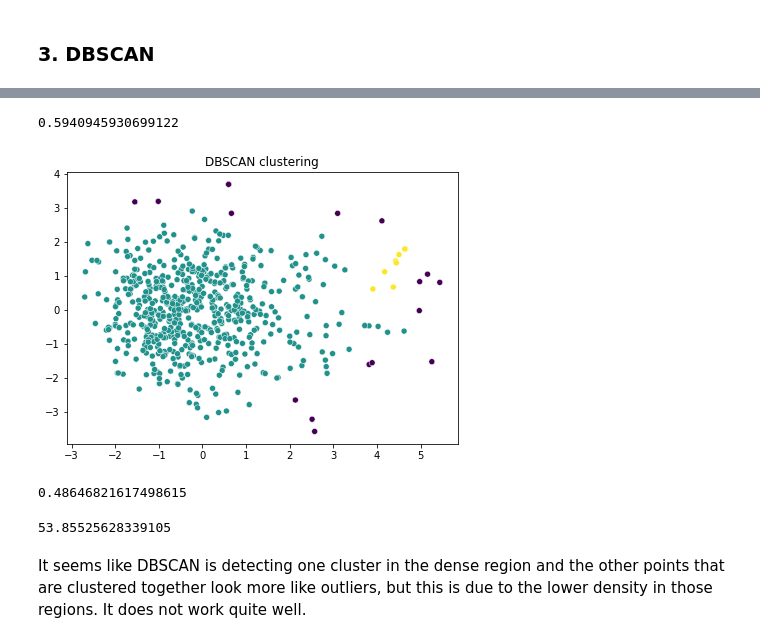
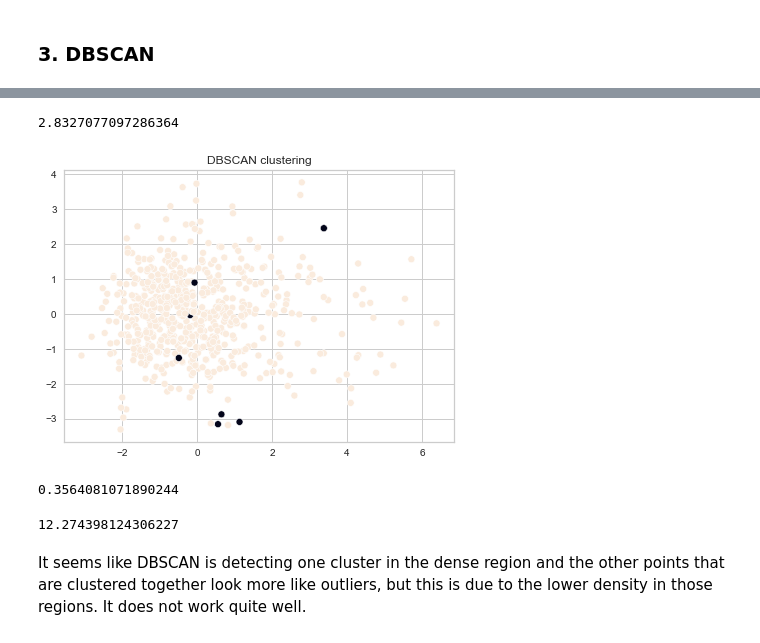
Before and after one commit to MilenaTrajanoska/spotify_top_tracks_analysis, a Jupyter notebook: clustering/clustering.ipynb, the cells around one changed output, grey strips where cells are left out. Drawn from its saved outputs; the diff is of its cells as text; code cells hidden in the pictures.

```diff
--- a/clustering/clustering.ipynb
+++ b/clustering/clustering.ipynb
@@ -266,5 +241,5 @@ The best values are 4 clusters and ward's method.
 # %%
-agglomerative = AgglomerativeClustering(n_clusters=best['num_clusters'].values[0], linkage=best['linkage'].values[0])
-agglomerative.fit(decomposed_features)
-plot_clusters(decomposed_features, agglomerative.labels_, "Agglomerative clustering with " + str(best['num_clusters'].values[0]) + " clusters")
+agglomerative = AgglomerativeClustering(n_clusters=3, linkage='ward')
+agglomerative.fit(data_no_outliers)
+plot_clusters(decomposed_features, agglomerative.labels_, "Agglomerative clustering with 3 clusters")
 # %% [output]
@@ -287,15 +264,19 @@ plt.show()
 # %%
 from sklearn.neighbors import NearestNeighbors
 # %%
+d_list = []
 distances = []
-neigh = NearestNeighbors(n_neighbors=5)
-nbrs = neigh.fit(decomposed_features)
-distances, indices = nbrs.kneighbors(decomposed_features)
-distances = np.sort(distances, axis=0)
-distances = distances[:, 4]
+neighbors = [2, 3, 4, 5, 6]
+for n in neighbors:
+    neigh = NearestNeighbors(n_neighbors=n)
+    nbrs = neigh.fit(data_no_outliers)
+    distances, indices = nbrs.kneighbors(data_no_outliers)
+    distances = np.sort(distances, axis=0)
+    distances = distances[:, n-1]
+    d_list.append(distances)
 
-plt.figure(figsize=(10,10))
-plt.plot(distances);
-plt.title('Distances to the 5th nearest neighbor')
-plt.show()
+    plt.figure(figsize=(10,10))
+    plt.plot(distances);
+    plt.title('Distances to the ' + str(n) + ' nearest neighbor')
+    plt.show()
 # %% [output]
@@ -306,5 +290,5 @@ I'm going to select.
 # %%
-kl = KneeLocator(range(1, len(data_no_outliers)+1), distances, curve="convex", direction="increasing")
+kl = KneeLocator(range(1, len(data_no_outliers)+1), d_list[1], curve="convex", direction="increasing")
 # %%
 kl.elbow
 # %% [output]
@@ -312,20 +296,20 @@ kl.elbow
 # %%
-eps = distances[kl.elbow]
+eps = d_list[1][kl.elbow]
 eps
 # %% [output]
-0.5940945930699122
+2.8327077097286364
 # %%
-dbscan = DBSCAN(eps=eps, min_samples=5).fit(decomposed_features)
+dbscan = DBSCAN(eps=eps, min_samples=3).fit(data_no_outliers)
 plot_clusters(decomposed_features, dbscan.labels_, 'DBSCAN clustering')
 # %% [output]
-[figure, old version]
+[figure, new version]
 # %%
-silhouette_score(decomposed_features, dbscan.labels_)
+silhouette_score(data_no_outliers, dbscan.labels_)
 # %% [output]
-0.48646821617498615
+0.3564081071890244
 # %%
-calinski_harabasz_score(decomposed_features, dbscan.labels_)
+calinski_harabasz_score(data_no_outliers, dbscan.labels_)
 # %% [output]
-53.85525628339105
+12.274398124306227
 # %% [markdown]
 It seems like DBSCAN is detecting one cluster in the dense region and the other points that are clustered together look more like outliers, but this is due to the lower density in those regions. It does not work quite well.
```
Also changed, not shown: parts of 35 cells of this notebook, 9 other files.
